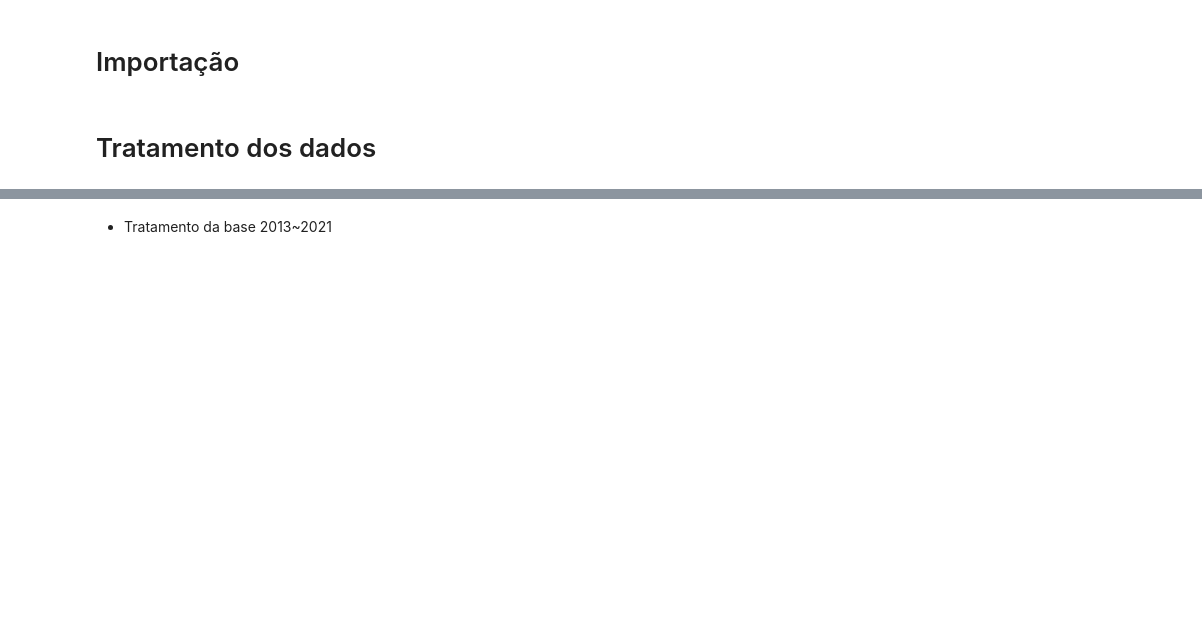
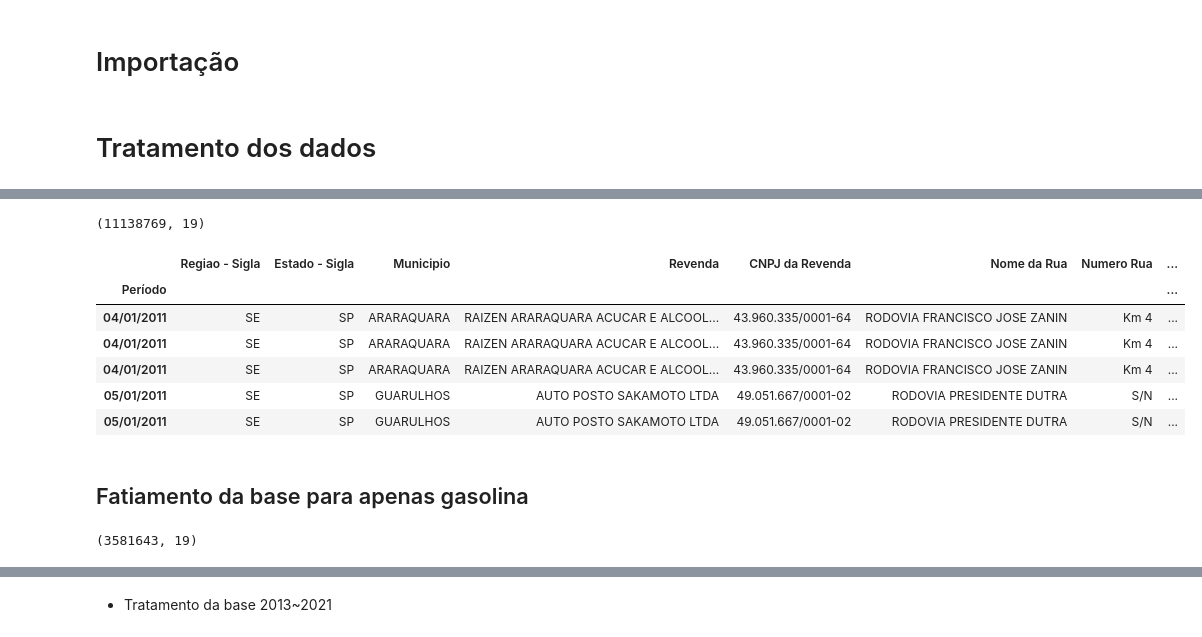
Before and after one commit to ednaelxd/residencia, a Jupyter notebook: desenvolvimento.ipynb, the cells around one changed output, grey strips where cells are left out. Cells and saved outputs as stored; diff of their text form; code cells hidden in the pictures; blank space fills up the shorter version.

```diff
--- a/desenvolvimento.ipynb
+++ b/desenvolvimento.ipynb
@@ -21,2 +21,31 @@ gas5=pd.read_csv("./datas/ca-2012-02.csv")
+# %%
+gas5=pd.read_csv("./datas/ca-2013-01.csv",decimal=',',sep=';')
+gas6=pd.read_csv("./datas/ca-2013-02.csv",decimal=',',sep=';')
+gas7=pd.read_csv("./datas/ca-2014-01.csv",decimal=',',sep=';')
+gas8=pd.read_csv("./datas/ca-2014-02.csv",decimal=',',sep=';')
+gas9=pd.read_csv("./datas/ca-2015-01.csv",decimal=',',sep=';')
+gas10=pd.read_csv("./datas/ca-2015-02.csv",decimal=',',sep=';')
+gas11=pd.read_csv("./datas/ca-2016-01.csv",decimal=',',sep=';')
+gas12=pd.read_csv("./datas/ca-2016-02.csv",decimal=',',sep=';')
+gas13=pd.read_csv("./datas/ca-2017-01.csv",decimal=',',sep=';')
+gas14=pd.read_csv("./datas/ca-2017-02.csv",decimal=',',sep=';')
+gas15=pd.read_csv("./datas/ca-2018-01.csv",decimal=',',sep=';')
+gas16=pd.read_csv("./datas/ca-2018-02.csv",decimal=',',sep=';')
+gas17=pd.read_csv("./datas/ca-2019-01.csv",decimal=',',sep=';')
+gas18=pd.read_csv("./datas/ca-2019-02.csv",decimal=',',sep=';')
+gas19=pd.read_csv("./datas/ca-2020-01.csv",decimal=',',sep=';')
+gas20=pd.read_csv("./datas/ca-2020-02.csv",decimal=',',sep=';')
+# %%
+gas21=pd.read_csv("./datas/2021-01-gasolina-etanol.csv",decimal=',',sep=';')
+gas22=pd.read_csv("./datas/2021-02-gasolina-etanol.csv",decimal=',',sep=';')
+gas23=pd.read_csv("./datas/2021-03-gasolina-etanol.csv",decimal=',',sep=';')
+gas24=pd.read_csv("./datas/2021-04-gasolina-etanol.csv",decimal=',',sep=';')
+gas25=pd.read_csv("./datas/2021-05-gasolina-etanol.csv",decimal=',',sep=';')
+gas26=pd.read_csv("./datas/2021-06-gasolina-etanol.csv",decimal=',',sep=';')
+gas27=pd.read_csv("./datas/2021-07-gasolina-etanol.csv",decimal=',',sep=';')
+gas28=pd.read_csv("./datas/2021-08-gasolina-etanol.csv",decimal=',',sep=';')
+gas29=pd.read_csv("./datas/2021-09-gasolina-etanol.csv",decimal=',',sep=';')
 # %%
-gasgas=pd.concat([gas2,gas3,gas4,gas5])
+gasgas=pd.concat([gas1,gas2,gas3,gas4,gas5,gas6,gas7,gas8,gas9,gas10,gas11,gas12,gas13,gas14,gas15,gas16])
+# %%
+gasgas=pd.concat([gasgas,gas17,gas18,gas19,gas20,gas21,gas22,gas23,gas24,gas25,gas26,gas27,gas28,gas29])
@@ -23,4 +54,19 @@ gasgas=pd.concat([gas2,gas3,gas4,gas5])
+# %%
+gasgas.shape
+# %% [output]
+(11138769, 19)
 # %%
 gasgas.set_index('Data da Coleta',inplace=True,drop=False)
 gasgas.rename_axis('Período',inplace=True)
+gasgas.head()
+# %% [output]
+|  | Regiao - Sigla | Estado - Sigla | Municipio | Revenda | CNPJ da Revenda | Nome da Rua | Numero Rua | ... |
+| Período |  |  |  |  |  |  |  | ... |
+| 04/01/2011 | SE | SP | ARARAQUARA | RAIZEN ARARAQUARA ACUCAR E ALCOOL... | 43.960.335/0001-64 | RODOVIA FRANCISCO JOSE ZANIN | Km 4 | ... |
+| 04/01/2011 | SE | SP | ARARAQUARA | RAIZEN ARARAQUARA ACUCAR E ALCOOL... | 43.960.335/0001-64 | RODOVIA FRANCISCO JOSE ZANIN | Km 4 | ... |
+| 04/01/2011 | SE | SP | ARARAQUARA | RAIZEN ARARAQUARA ACUCAR E ALCOOL... | 43.960.335/0001-64 | RODOVIA FRANCISCO JOSE ZANIN | Km 4 | ... |
+| 05/01/2011 | SE | SP | GUARULHOS | AUTO POSTO SAKAMOTO LTDA | 49.051.667/0001-02 | RODOVIA PRESIDENTE DUTRA | S/N | ... |
+| 05/01/2011 | SE | SP | GUARULHOS | AUTO POSTO SAKAMOTO LTDA | 49.051.667/0001-02 | RODOVIA PRESIDENTE DUTRA | S/N | ... |
+# %% [markdown]
+## Fatiamento da base para apenas gasolina
 # %%
@@ -27,0 +79,4 @@ def_gasAntes=gasgas[gasgas['Produto']=='GASOLINA']
+# %%
+df_gas.shape
+# %% [output]
+(3581643, 19)
```
Also changed, not shown: parts of 32 cells of this notebook.
